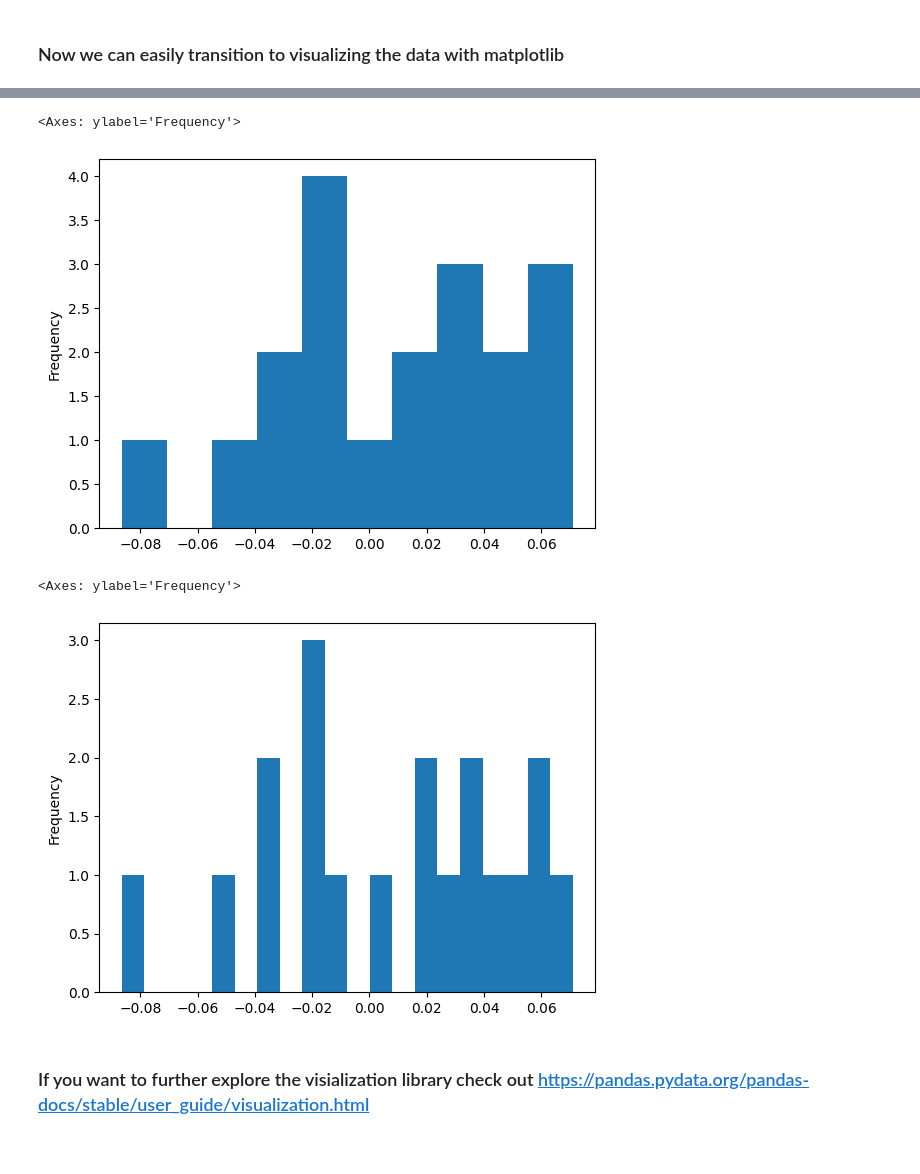
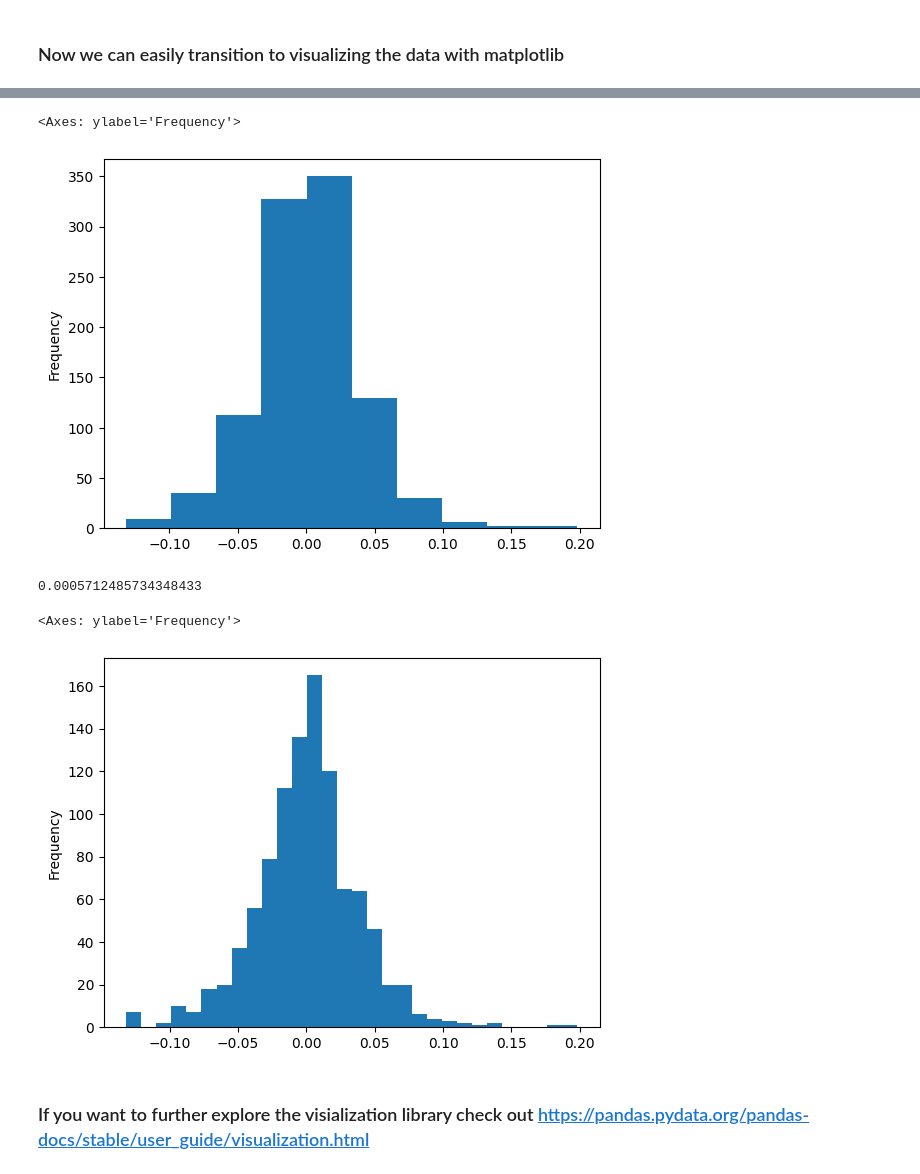
Before and after one commit to 21104988d/AF3214, a Jupyter notebook: Week_6_Introduction_to_Scientific_Computing.ipynb, the cells around one changed output, grey strips where cells are left out. Cells and saved outputs as stored; diff of their text form; code cells hidden in the pictures.

```diff
--- a/Week_6_Introduction_to_Scientific_Computing.ipynb
+++ b/Week_6_Introduction_to_Scientific_Computing.ipynb
@@ -111,7 +129,7 @@ print (historical_stock_prices)
 # %% [output]
 {'TSLA': {'eventsData': {'splits': {'2020-08-01': {'date': 1598880600, 'numerator': 5.0, 'denominator': 1.0, 'splitRatio': '5:1', 'formatted_date': '2020-08-31'}, '2022-08-01': {'date': 1661434200, 'n ...
 # %%
-historical_stock_prices_2 = yahoo_financials.get_historical_price_data('2024-12-01', '2024-12-31', 'daily')
+historical_stock_prices_2 = yahoo_financials.get_historical_price_data('2020-12-31', '2024-12-31', 'daily')
 # %% [markdown]
 Observe how the data looks like. Figure out what type it is and mess around with accessing the elements in the historical_stock_prices_2
 # %%
@@ -435,13 +434,15 @@ TSLA_adjclose.plot()
 TSLA_log_ret.plot.hist()
 # %% [output]
 <Axes: ylabel='Frequency'>
-[figure, old version]
+[figure, new version]
 # %%
 #You can simply control the number bins by
-TSLA_log_ret.plot.hist(bins=20)
+print(TSLA_log_ret.mean())
+TSLA_log_ret.plot.hist(bins=30)
 # %% [output]
-<Axes: ylabel='Frequency'>
+0.0005712485734348433
+<Axes: ylabel='Frequency'>
-[figure, old version]
+[figure, new version]
 # %% [markdown]
 ### If you want to further explore the visialization library check out https://pandas.pydata.org/pandas-docs/stable/user_guide/visualization.html
 # %% [markdown]
```
Also changed, not shown: parts of 35 cells of this notebook.
